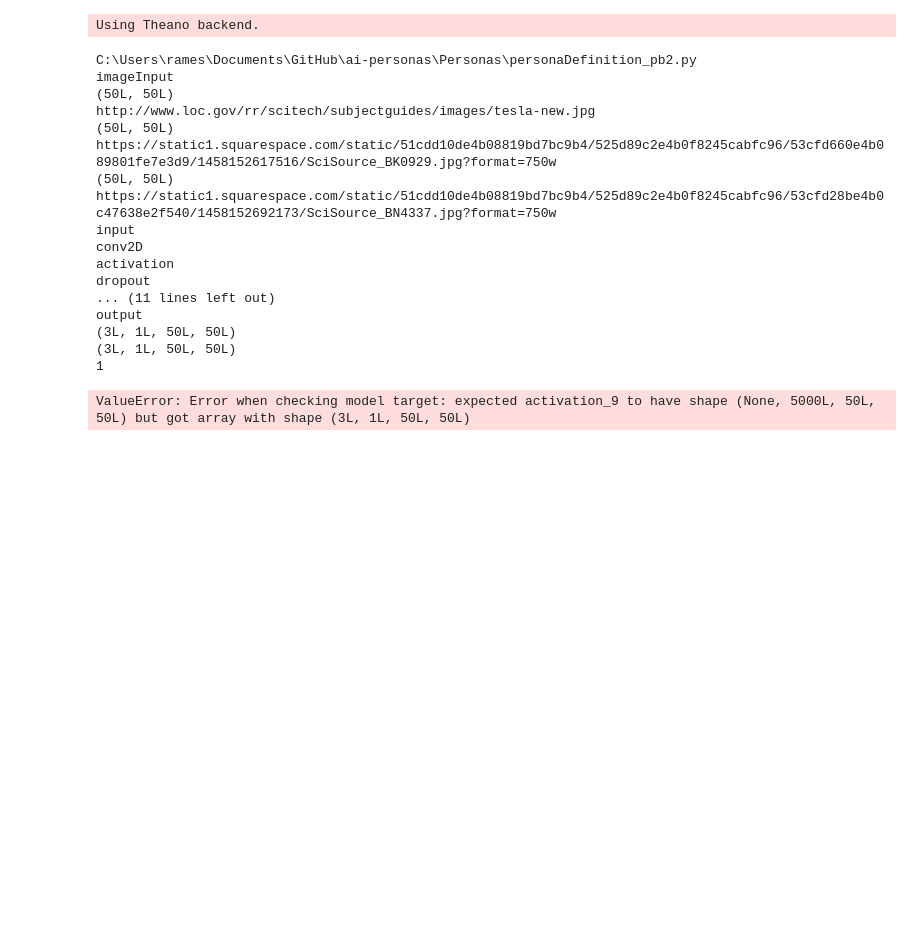
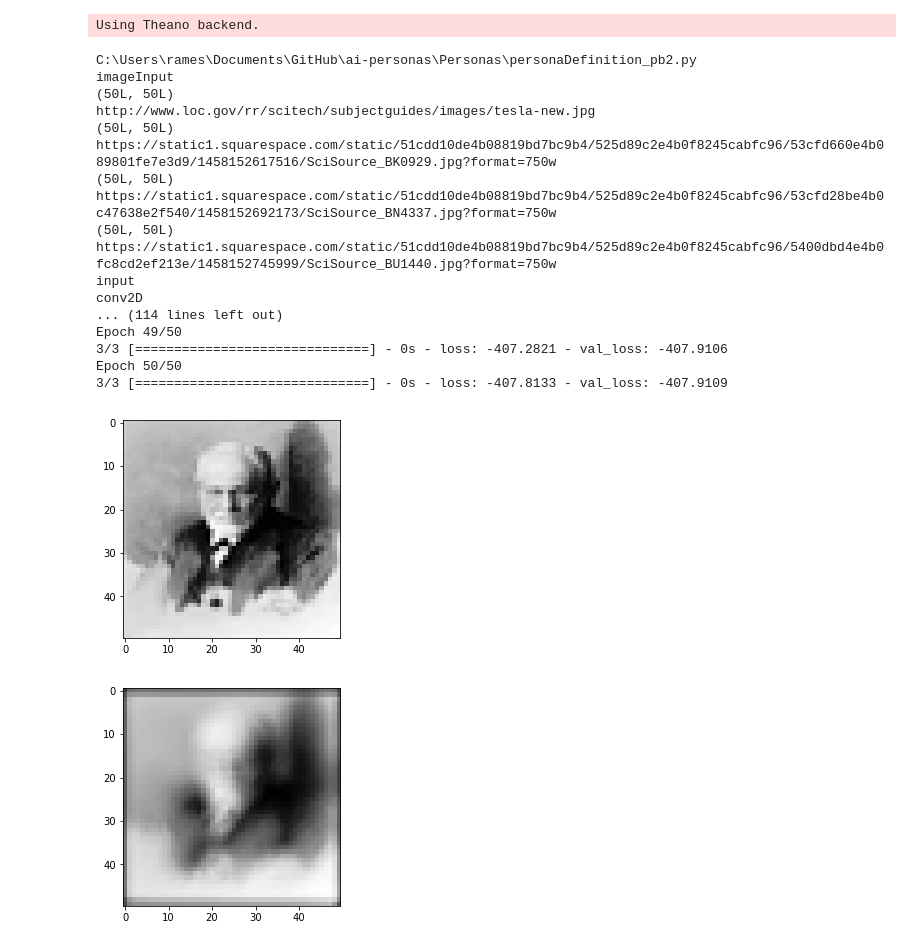
Before and after one commit to ai-personas/ai-personas, a Jupyter notebook: Physical/keras/kerasPhysical.ipynb, the cells around one changed output. Drawn from its saved outputs; the diff is of its cells as text; code cells hidden in the pictures; blank space fills up the shorter version.

```diff
--- a/Physical/keras/kerasPhysical.ipynb
+++ b/Physical/keras/kerasPhysical.ipynb
@@ -100,7 +100,7 @@ def runPersona(persona):
                 else:
                     conv_input_shape = (inputShape[1], inputShape[2], inputShape[0])
                 if convDimension == 2:
-                    model.add(Convolution2D(nb_filters*50, kernelSize[0], kernelSize[1],
+                    model.add(Convolution2D(nb_filters, kernelSize[0], kernelSize[1],
                         border_mode=borderMode,
                         input_shape=conv_input_shape))
                     print ("conv2D")
@@ -119,46 +119,52 @@ def runPersona(persona):
             #get information source
             information = getInformationSource(persona, outputLayer)
             #train data
-            y_train_data = information.getData(inputTransform)
+            y_train_data = information.getTrainingData(inputTransform)
             print ("output")
 
     #compile model
     model.compile(loss='binary_crossentropy', optimizer='adadelta')
 
     print (x_train_data.shape)
     print (y_train_data.shape)
 
 
     #learning
     batch_size = persona.age.learningBatchSize
     print (batch_size)
     nb_epoch = 50
     model.fit(x_train_data, y_train_data, batch_size=batch_size, nb_epoch=nb_epoch,
           verbose=1, validation_data=(x_train_data, y_train_data))
 
     #output for action data
-    test_output_data = model.predict(test_data)
+    y_test_data = model.predict(x_test_data)
+
+    plt.imshow(x_test_data[0][0]*255, cmap = cm.Greys_r)
+    plt.show()
+    plt.imshow(y_test_data[0][0]*255, cmap = cm.Greys_r)
+    plt.show()
 
 runPersona(persona)
 # %% [output]
 C:\Users\rames\Documents\GitHub\ai-personas\Personas\personaDefinition_pb2.py
 imageInput
 (50L, 50L)
 http://www.loc.gov/rr/scitech/subjectguides/images/tesla-new.jpg
 (50L, 50L)
 https://static1.squarespace.com/static/51cdd10de4b08819bd7bc9b4/525d89c2e4b0f8245cabfc96/53cfd660e4b089801fe7e3d9/1458152617516/SciSource_BK0929.jpg?format=750w
 (50L, 50L)
 https://static1.squarespace.com/static/51cdd10de4b08819bd7bc9b4/525d89c2e4b0f8245cabfc96/53cfd28be4b0c47638e2f540/1458152692173/SciSource_BN4337.jpg?format=750w
+(50L, 50L)
+https://static1.squarespace.com/static/51cdd10de4b08819bd7bc9b4/525d89c2e4b0f8245cabfc96/5400dbd4e4b0fc8cd2ef213e/1458152745999/SciSource_BU1440.jpg?format=750w
 input
 conv2D
-activation
-dropout
-... (11 lines left out)
-output
-(3L, 1L, 50L, 50L)
-(3L, 1L, 50L, 50L)
-1
+... (114 lines left out)
+Epoch 49/50
+3/3 [==============================] - 0s - loss: -407.2821 - val_loss: -407.9106
+Epoch 50/50
+3/3 [==============================] - 0s - loss: -407.8133 - val_loss: -407.9109
-ValueError: Error when checking model target: expected activation_9 to have shape (None, 5000L, 50L, 50L) but got array with shape (3L, 1L, 50L, 50L)
+[figure, added]
+[figure, added]
 # %%
 batch_size = 128
 nb_classes = 10
```
Also changed, not shown: 2 other files.
